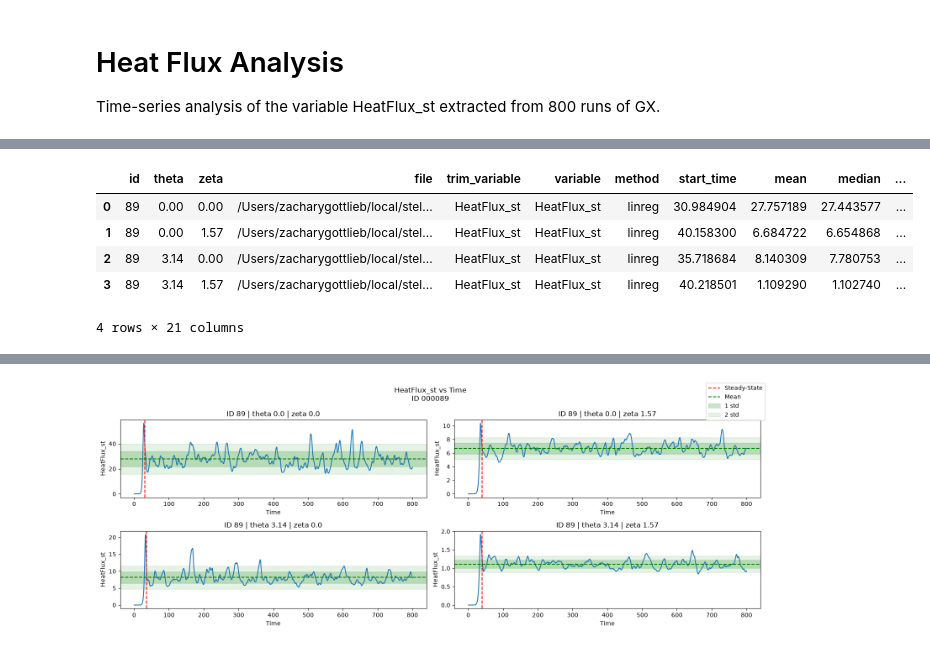
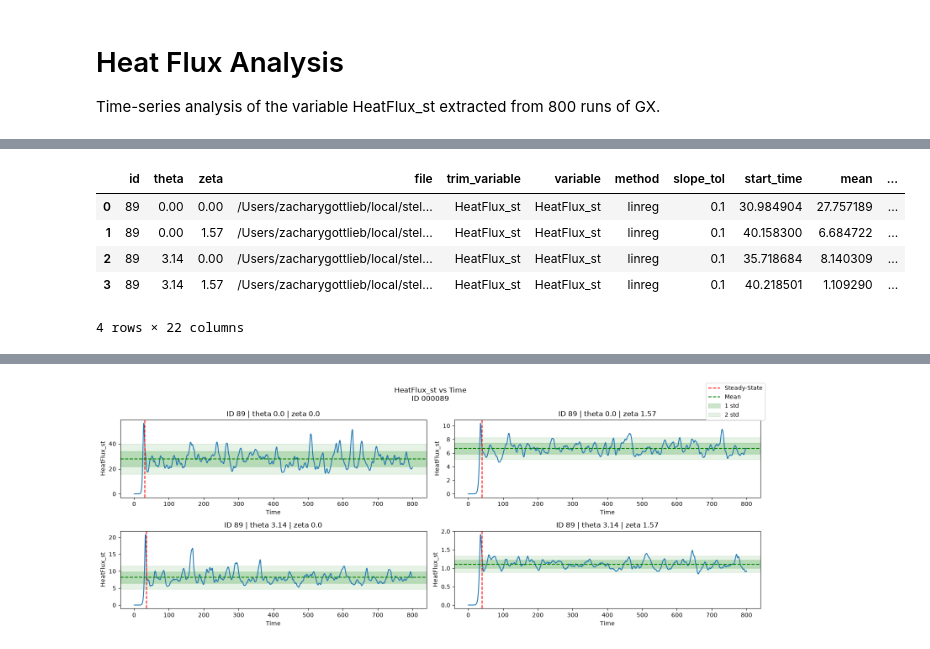
Before and after one commit to zgott06/pugs, a Jupyter notebook: examples/heatflux_analysis/heatflux_analysis.ipynb, the cells around one changed output, grey strips where cells are left out. Saved outputs shown, nothing was run; the diff lists cells and outputs as text; code cells hidden in the pictures.

```diff
--- a/examples/heatflux_analysis/heatflux_analysis.ipynb
+++ b/examples/heatflux_analysis/heatflux_analysis.ipynb
@@ -45,9 +45,12 @@ def process_folder(foler, exp_id, trim_variable, variable=None, output_file=None
 
     # Prepare output CSV
     if output_file is None:
-        output_file = f"{exp_id}_{trim_variable}_{method}.csv"
+        output_file = f"{exp_id}_{trim_variable}_{method}"
         if exp_id == "*":
-            output_file = f"all_{trim_variable}_{method}.csv"
+            output_file = f"all_{trim_variable}_{method}"
+        if kwargs:
+            output_file += "_" + "_".join([f"{key}_{value}" for key, value in kwargs.items()])
+        output_file += ".csv"
 
     # Return results as DataFrame and save to CSV
     df = pd.DataFrame(results)
@@ -62,11 +75,11 @@ method = "linreg"
 # %%
-output = process_folder(folder, exp_id, trim_variable=variable, variable=variable, method=method)
-df = pd.read_csv(output)
-df.head()
+linreg_output = process_folder(folder, exp_id, trim_variable=variable, variable=variable, method="linreg", slope_tol=0.1)
+linreg_df = pd.read_csv(linreg_output)
+linreg_df.head()
 # %% [output]
-|  | id | theta | zeta | file | trim_variable | variable | method | start_time | mean | median | ... |
-| 0 | 89 | 0.00 | 0.00 | /Users/zacharygottlieb/local/stel... | HeatFlux_st | HeatFlux_st | linreg | 30.984904 | 27.757189 | 27.443577 | ... |
-| 1 | 89 | 0.00 | 1.57 | /Users/zacharygottlieb/local/stel... | HeatFlux_st | HeatFlux_st | linreg | 40.158300 | 6.684722 | 6.654868 | ... |
-| 2 | 89 | 3.14 | 0.00 | /Users/zacharygottlieb/local/stel... | HeatFlux_st | HeatFlux_st | linreg | 35.718684 | 8.140309 | 7.780753 | ... |
-| 3 | 89 | 3.14 | 1.57 | /Users/zacharygottlieb/local/stel... | HeatFlux_st | HeatFlux_st | linreg | 40.218501 | 1.109290 | 1.102740 | ... |
+|  | id | theta | zeta | file | trim_variable | variable | method | slope_tol | start_time | mean | ... |
+| 0 | 89 | 0.00 | 0.00 | /Users/zacharygottlieb/local/stel... | HeatFlux_st | HeatFlux_st | linreg | 0.1 | 30.984904 | 27.757189 | ... |
+| 1 | 89 | 0.00 | 1.57 | /Users/zacharygottlieb/local/stel... | HeatFlux_st | HeatFlux_st | linreg | 0.1 | 40.158300 | 6.684722 | ... |
+| 2 | 89 | 3.14 | 0.00 | /Users/zacharygottlieb/local/stel... | HeatFlux_st | HeatFlux_st | linreg | 0.1 | 35.718684 | 8.140309 | ... |
+| 3 | 89 | 3.14 | 1.57 | /Users/zacharygottlieb/local/stel... | HeatFlux_st | HeatFlux_st | linreg | 0.1 | 40.218501 | 1.109290 | ... |
-4 rows × 21 columns
+4 rows × 22 columns
```
Also changed, not shown: parts of 14 cells of this notebook, 8 other files.
